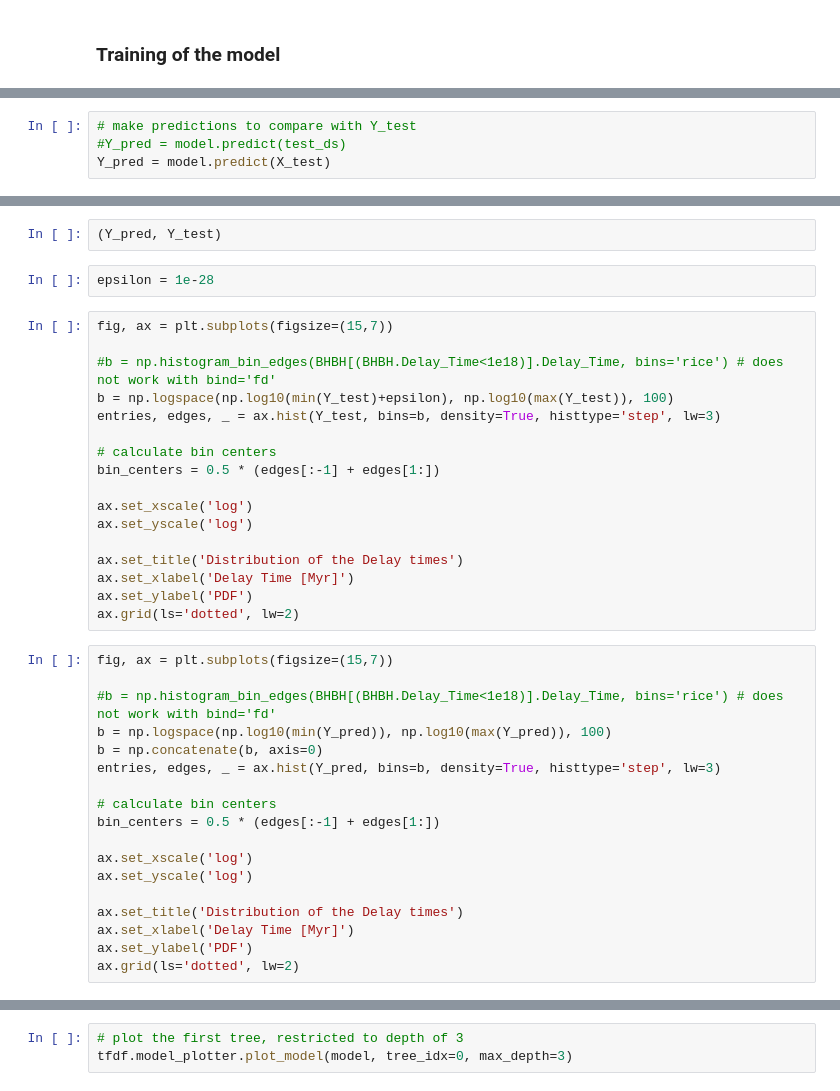
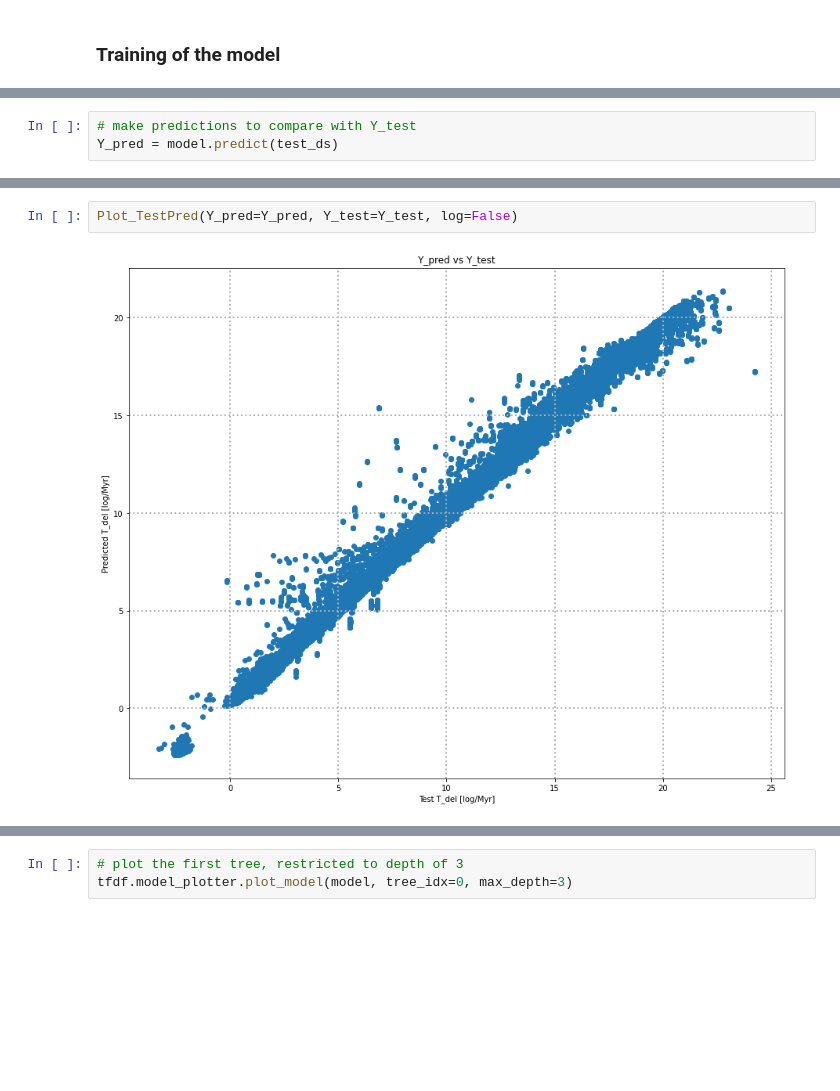
Before and after one commit to Bahadoram/Delay-Time-Dist.-of-Compact-Binary-Objects, a Jupyter notebook: random_forest.ipynb, the cells around one changed output, grey strips where cells are left out. Drawn from its saved outputs; the diff is of its cells as text; blank space fills up the shorter version.

```diff
--- a/random_forest.ipynb
+++ b/random_forest.ipynb
@@ -622,4 +525,3 @@ plt.show()
 # %%
 # make predictions to compare with Y_test
-#Y_pred = model.predict(test_ds)
-Y_pred = model.predict(X_test)
+Y_pred = model.predict(test_ds)
@@ -626,39 +530,4 @@ Y_pred = model.predict(X_test)
-# %%
-(Y_pred, Y_test)
-# %%
-epsilon = 1e-28
-# %%
-fig, ax = plt.subplots(figsize=(15,7))
-
-#b = np.histogram_bin_edges(BHBH[(BHBH.Delay_Time<1e18)].Delay_Time, bins='rice') # does not work with bind='fd'
-b = np.logspace(np.log10(min(Y_test)+epsilon), np.log10(max(Y_test)), 100)
-entries, edges, _ = ax.hist(Y_test, bins=b, density=True, histtype='step', lw=3)
-
-# calculate bin centers
-bin_centers = 0.5 * (edges[:-1] + edges[1:])
-
-ax.set_xscale('log')
-ax.set_yscale('log')
-
-ax.set_title('Distribution of the Delay times')
-ax.set_xlabel('Delay Time [Myr]')
-ax.set_ylabel('PDF')
-ax.grid(ls='dotted', lw=2)
-# %%
-fig, ax = plt.subplots(figsize=(15,7))
-
-#b = np.histogram_bin_edges(BHBH[(BHBH.Delay_Time<1e18)].Delay_Time, bins='rice') # does not work with bind='fd'
-b = np.logspace(np.log10(min(Y_pred)), np.log10(max(Y_pred)), 100)
-b = np.concatenate(b, axis=0)
-entries, edges, _ = ax.hist(Y_pred, bins=b, density=True, histtype='step', lw=3)
-
-# calculate bin centers
-bin_centers = 0.5 * (edges[:-1] + edges[1:])
-
-ax.set_xscale('log')
-ax.set_yscale('log')
-
-ax.set_title('Distribution of the Delay times')
-ax.set_xlabel('Delay Time [Myr]')
-ax.set_ylabel('PDF')
-ax.grid(ls='dotted', lw=2)
+# %%
+Plot_TestPred(Y_pred=Y_pred, Y_test=Y_test, log=False)
+# %% [output]
+[figure, added]
```
Also changed, not shown: parts of 40 cells of this notebook.
